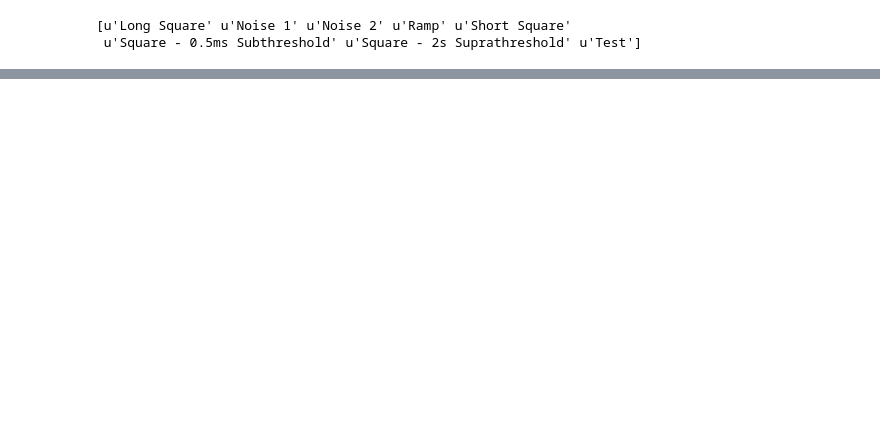
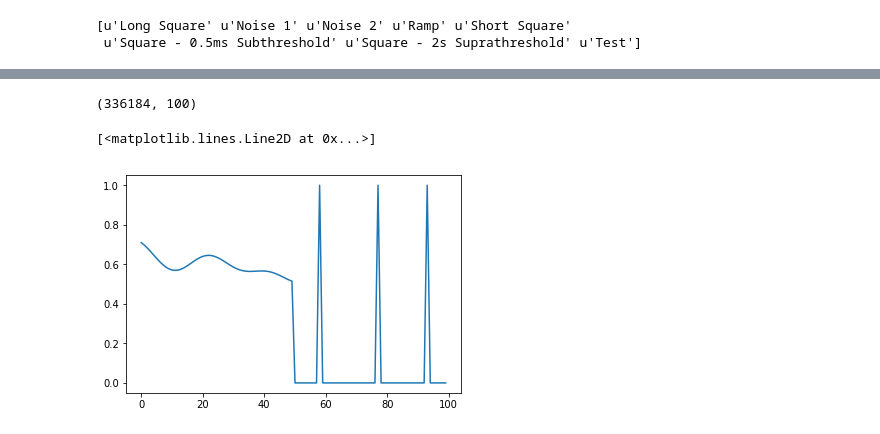
Before and after one commit to zdeblick/fun-con, a Jupyter notebook: CellTypePriors.ipynb, the cells around one changed output, grey strips where cells are left out. Drawn from its saved outputs; the diff is of its cells as text; code cells hidden in the pictures; blank space fills up the shorter version.

```diff
--- a/CellTypePriors.ipynb
+++ b/CellTypePriors.ipynb
@@ -86,18 +92,18 @@ def bin_spikes_and_stim(sweeps,bin_len,zpad=0):
     stim_list = []
     for sweep in sweeps:
         T = int(np.floor(sweep['index_range'][1]*1.0/(sweep['sampling_rate']*bin_len)))
-        binned_spikes = np.zeros((T,))
-        binned_stim = np.empty((T,))
+        binned_spikes = np.zeros((1,T))
+        binned_stim = np.empty((1,T))
         for spike_time in sweep['spike_times']:
             t = int(np.floor(spike_time/bin_len))
-            binned_spikes[t]+=1
+            binned_spikes[0,t]+=1
         for i in range(T):
-            binned_stim[i] = np.mean(sweep['stimulus'][int(np.round(i*bin_len*sweep['sampling_rate'])):int(np.round((i+1)*bin_len*sweep['sampling_rate']))])
+            binned_stim[0,i] = np.mean(sweep['stimulus'][int(np.round(i*bin_len*sweep['sampling_rate'])):int(np.round((i+1)*bin_len*sweep['sampling_rate']))])
         spikes_list.append(binned_spikes)
         stim_list.append(binned_stim)
         if zpad>0:
-            spikes_list.append(np.zeros((int(np.floor(zpad/bin_len)),)))
-            stim_list.append(np.zeros((int(np.floor(zpad/bin_len)),)))
-    binned_spikes = np.concatenate(spikes_list)
-    binned_stim = np.concatenate(stim_list)
+            spikes_list.append(np.zeros((1,int(np.floor(zpad/bin_len)))))
+            stim_list.append(np.zeros((1,int(np.floor(zpad/bin_len)))))
+    binned_spikes = np.hstack(spikes_list)
+    binned_stim = np.hstack(stim_list)
     return (binned_spikes, binned_stim)
@@ -137,0 +202,10 @@ plt.xlim([10.3,10.5])
+# %%
+d = 50
+(y,Xdsn) = construct_GLM_mat(binned_stim*1e9, binned_spikes, i, d, d)
+print Xdsn.shape
+# plt.imshow(Xdsn[20900:21000],aspect=0.1)
+plt.plot(Xdsn[209090,:])
+# %% [output]
+(336184, 100)
+[<matplotlib.lines.Line2D at 0x...>]
+[figure, added]
```
Also changed, not shown: parts of 19 cells of this notebook, 1 other file.
